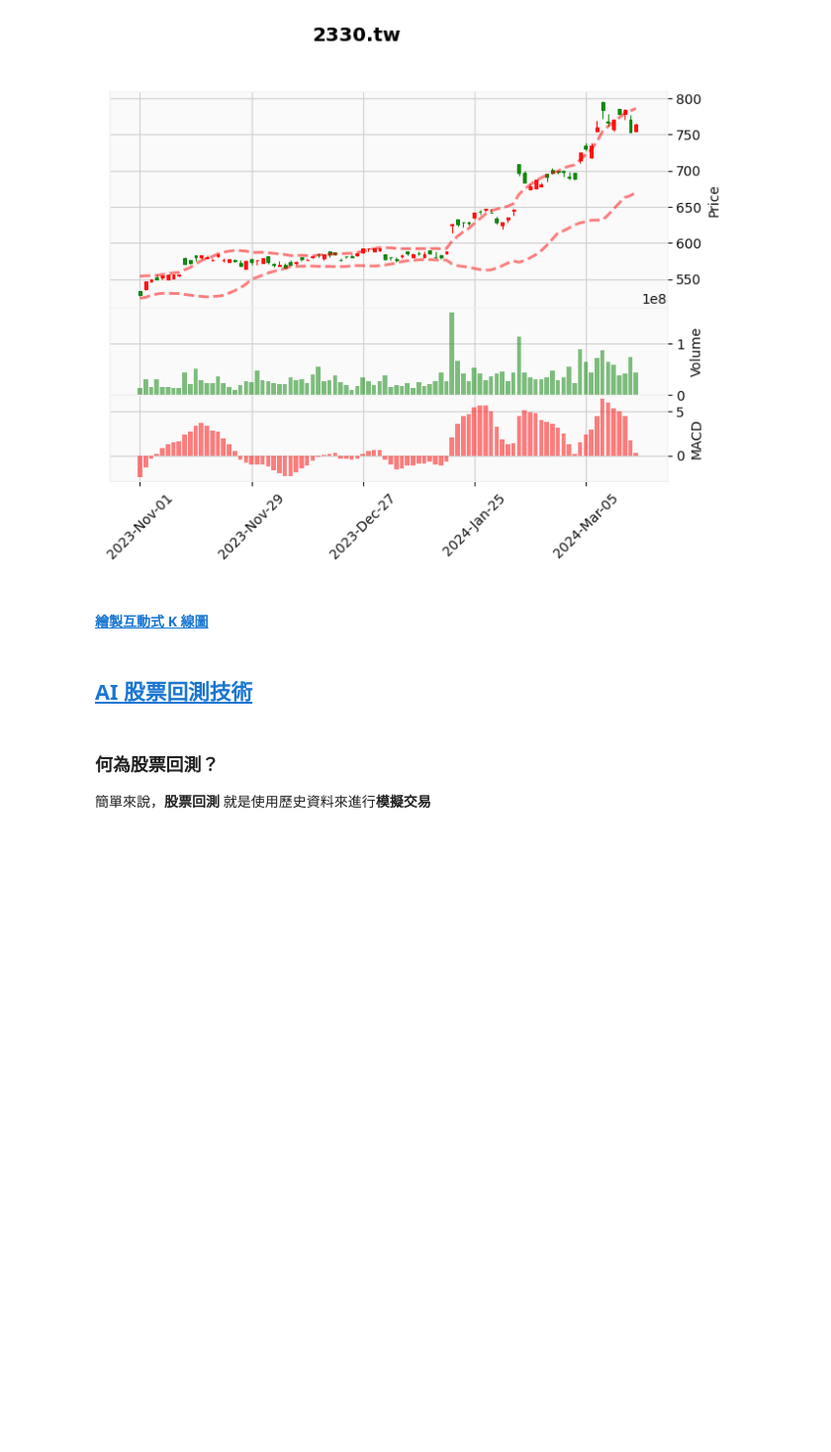
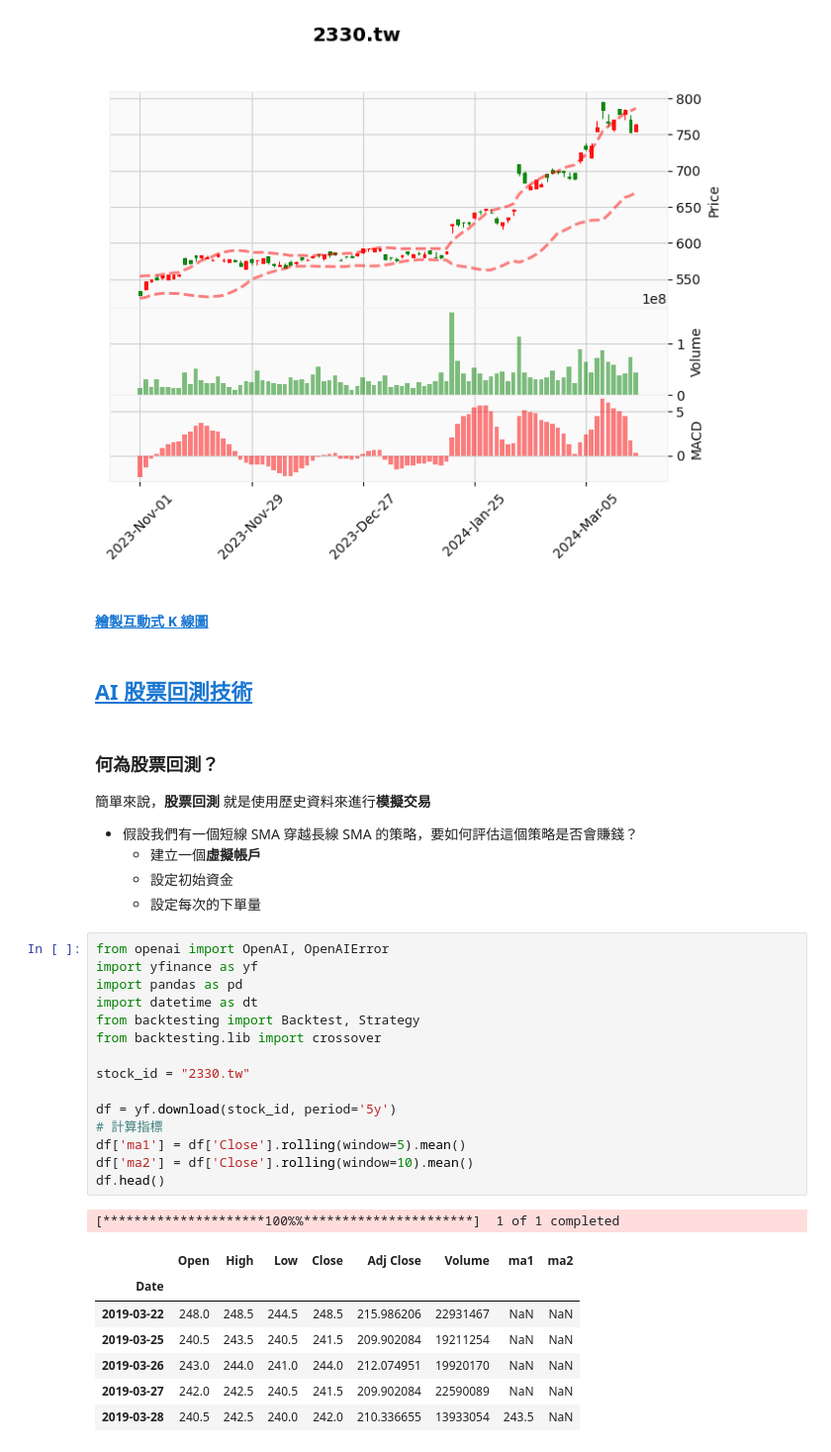
Before and after one commit to a9677560/AI_Project, a Jupyter notebook: openai.ipynb, the cells around one changed output. Shown: that part at 99% size. Cells and saved outputs as stored; diff of their text form; blank space fills up the shorter version.

```diff
--- a/openai.ipynb
+++ b/openai.ipynb
@@ -529,3 +530,32 @@ mpf.plot(kplot_df, type='candle', addplot=ap, style=style, title=f'{stock_id}')
 ### 何為股票回測？
 
 簡單來說，**股票回測** 就是使用歷史資料來進行**模擬交易**
+
+- 假設我們有一個短線 SMA 穿越長線 SMA 的策略，要如何評估這個策略是否會賺錢？
+  - 建立一個**虛擬帳戶**
+  - 設定初始資金
+  - 設定每次的下單量
+# %%
+from openai import OpenAI, OpenAIError
+import yfinance as yf
+import pandas as pd
+import datetime as dt
+from backtesting import Backtest, Strategy
+from backtesting.lib import crossover
+
+stock_id = "2330.tw"
+
+df = yf.download(stock_id, period='5y')
+# 計算指標
+df['ma1'] = df['Close'].rolling(window=5).mean()
+df['ma2'] = df['Close'].rolling(window=10).mean()
+df.head()
+# %% [output]
+[*********************100%%**********************]  1 of 1 completed
+|  | Open | High | Low | Close | Adj Close | Volume | ma1 | ma2 |
+| Date |  |  |  |  |  |  |  |  |
+| 2019-03-22 | 248.0 | 248.5 | 244.5 | 248.5 | 215.986206 | 22931467 | NaN | NaN |
+| 2019-03-25 | 240.5 | 243.5 | 240.5 | 241.5 | 209.902084 | 19211254 | NaN | NaN |
+| 2019-03-26 | 243.0 | 244.0 | 241.0 | 244.0 | 212.074951 | 19920170 | NaN | NaN |
+| 2019-03-27 | 242.0 | 242.5 | 240.5 | 241.5 | 209.902084 | 22590089 | NaN | NaN |
+| 2019-03-28 | 240.5 | 242.5 | 240.0 | 242.0 | 210.336655 | 13933054 | 243.5 | NaN |
```
Also changed, not shown: parts of 6 cells of this notebook, 5 other files.
